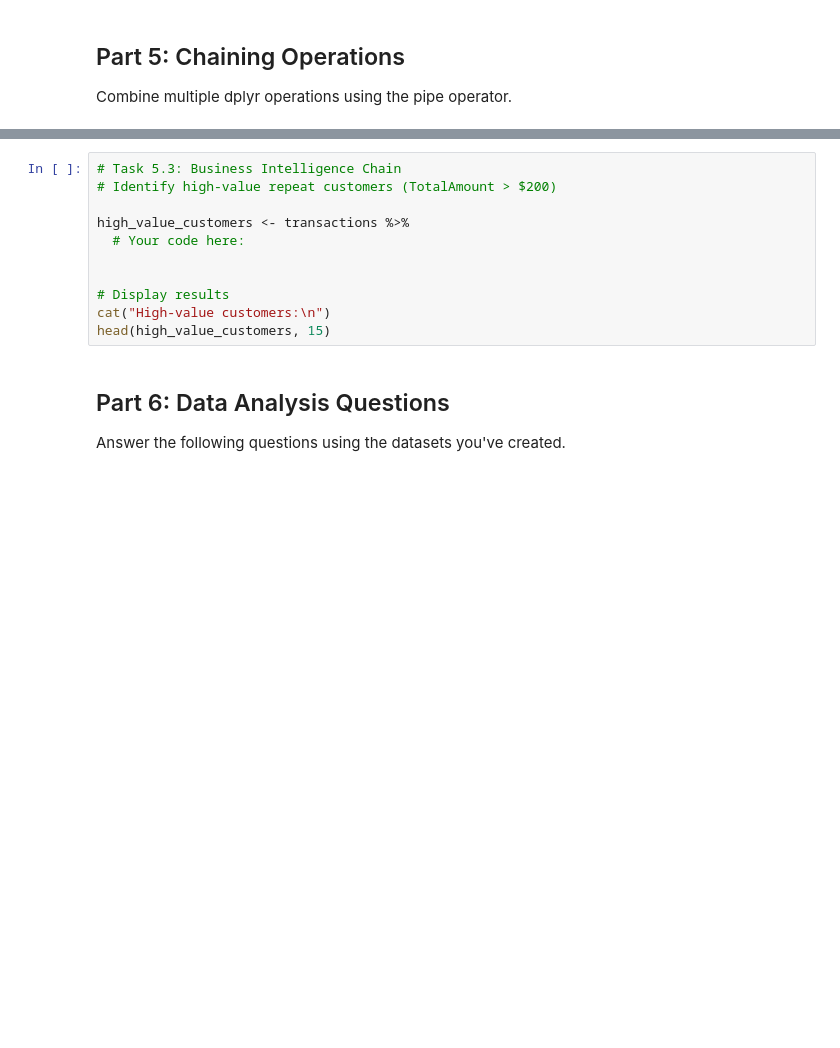
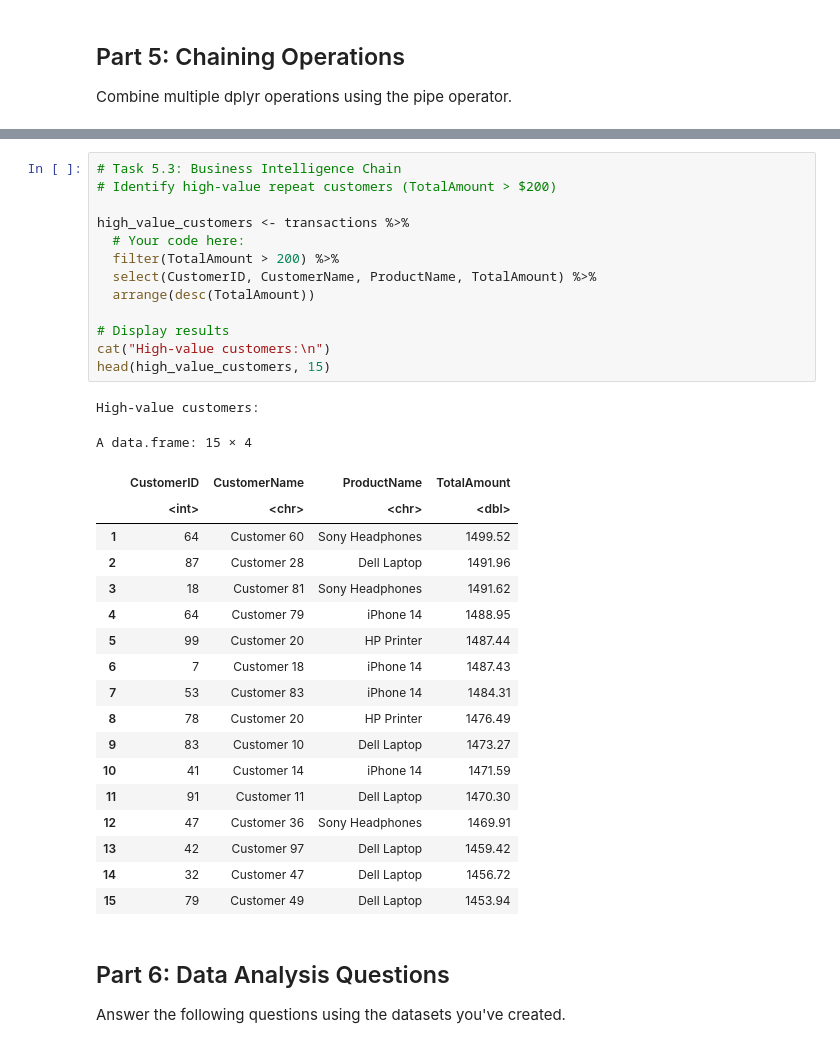
Before and after one commit to UTSA-Humphries-Data-Science/assignment-1-version-3-vivicowan, a Jupyter notebook: assignment/Homework/homework_lesson_3_data_transformation.ipynb, the cells around one changed output, grey strips where cells are left out. Cells and saved outputs as stored; diff of their text form; blank space fills up the shorter version.

```diff
--- a/assignment/Homework/homework_lesson_3_data_transformation.ipynb
+++ b/assignment/Homework/homework_lesson_3_data_transformation.ipynb
@@ -359,14 +443,36 @@ print(recent_tech_purchases)
 # %%
 # Task 5.3: Business Intelligence Chain
 # Identify high-value repeat customers (TotalAmount > $200)
 
 high_value_customers <- transactions %>%
   # Your code here:
-
+  filter(TotalAmount > 200) %>%
+  select(CustomerID, CustomerName, ProductName, TotalAmount) %>%
+  arrange(desc(TotalAmount))
 
 # Display results
 cat("High-value customers:\n")
 head(high_value_customers, 15)
+# %% [output]
+High-value customers:
+A data.frame: 15 × 4
+|  | CustomerID | CustomerName | ProductName | TotalAmount |
+|  | <int> | <chr> | <chr> | <dbl> |
+| 1 | 64 | Customer 60 | Sony Headphones | 1499.52 |
+| 2 | 87 | Customer 28 | Dell Laptop | 1491.96 |
+| 3 | 18 | Customer 81 | Sony Headphones | 1491.62 |
+| 4 | 64 | Customer 79 | iPhone 14 | 1488.95 |
+| 5 | 99 | Customer 20 | HP Printer | 1487.44 |
+| 6 | 7 | Customer 18 | iPhone 14 | 1487.43 |
+| 7 | 53 | Customer 83 | iPhone 14 | 1484.31 |
+| 8 | 78 | Customer 20 | HP Printer | 1476.49 |
+| 9 | 83 | Customer 10 | Dell Laptop | 1473.27 |
+| 10 | 41 | Customer 14 | iPhone 14 | 1471.59 |
+| 11 | 91 | Customer 11 | Dell Laptop | 1470.30 |
+| 12 | 47 | Customer 36 | Sony Headphones | 1469.91 |
+| 13 | 42 | Customer 97 | Dell Laptop | 1459.42 |
+| 14 | 32 | Customer 47 | Dell Laptop | 1456.72 |
+| 15 | 79 | Customer 49 | Dell Laptop | 1453.94 |
 # %% [markdown]
 ## Part 6: Data Analysis Questions
 
```
Also changed, not shown: parts of 9 cells of this notebook.
